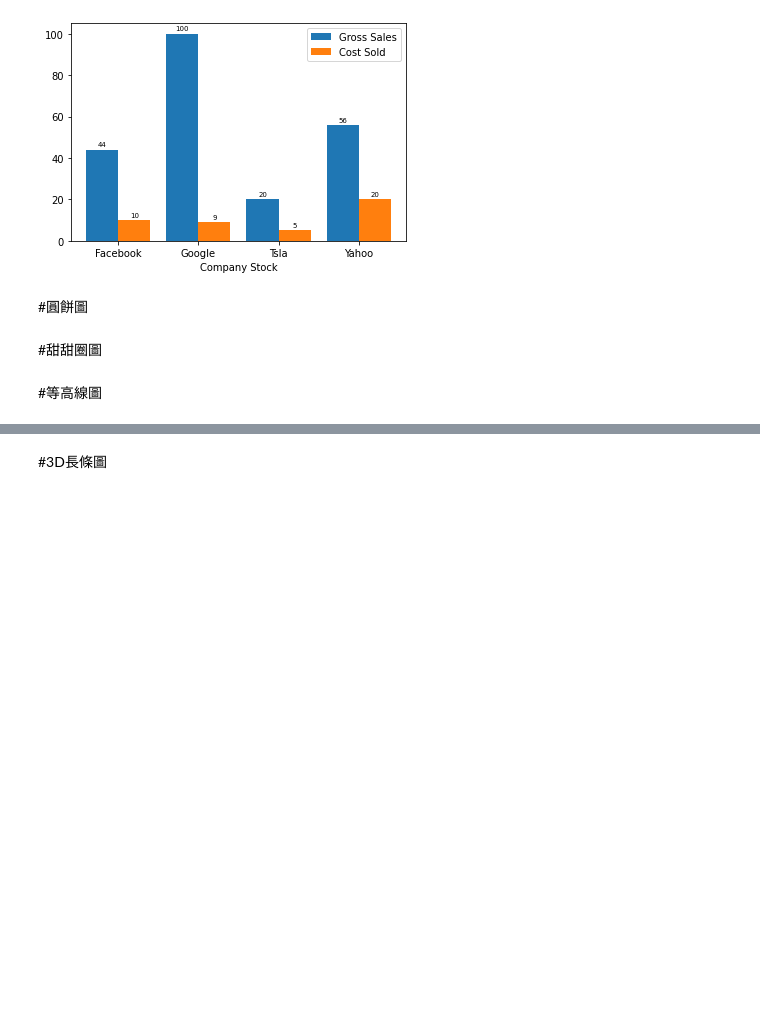
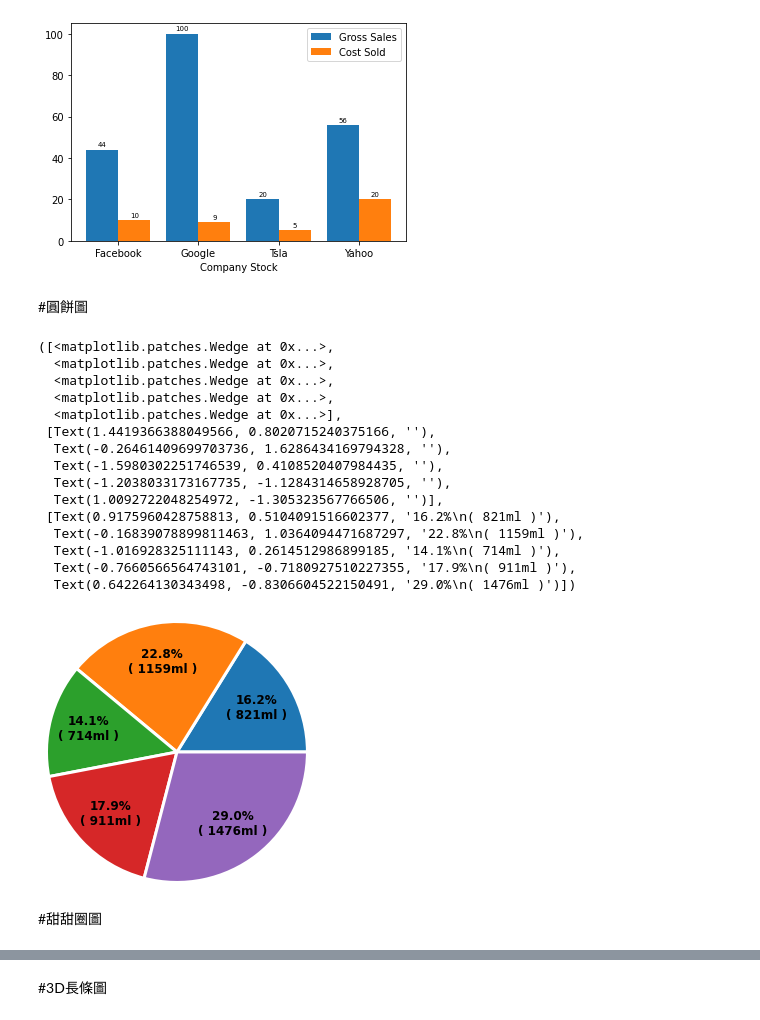
Before and after one commit to shccgxqp/python_model_learn, a Jupyter notebook: matplotlib/matplotlib2.ipynb, the cells around one changed output, grey strips where cells are left out. Saved outputs shown, nothing was run; the diff lists cells and outputs as text; code cells hidden in the pictures; blank space fills up the shorter version.

```diff
--- a/matplotlib/matplotlib2.ipynb
+++ b/matplotlib/matplotlib2.ipynb
@@ -33,7 +51,33 @@ plt.legend()
 [figure]
 # %% [markdown]
 #圓餅圖
+# %%
+x = np.random.randint(100,2000,5)
+def func(s,d):
+  t = int(round(s/100.*sum(d)))
+  return f'{s:.1f}%\n( {t}ml )'
+# %%
+plt.pie(x,radius=1.5,
+    textprops={'color':'black', 'weight':'bold', 'size':12},
+    pctdistance=0.7,
+    autopct=lambda i: func(i,x),
+    wedgeprops={'linewidth':3,'edgecolor':'w'})
+# %% [output]
+([<matplotlib.patches.Wedge at 0x...>,
+  <matplotlib.patches.Wedge at 0x...>,
+  <matplotlib.patches.Wedge at 0x...>,
+  <matplotlib.patches.Wedge at 0x...>,
+  <matplotlib.patches.Wedge at 0x...>],
+ [Text(1.4419366388049566, 0.8020715240375166, ''),
+  Text(-0.26461409699703736, 1.6286434169794328, ''),
+  Text(-1.5980302251746539, 0.4108520407984435, ''),
+  Text(-1.2038033173167735, -1.1284314658928705, ''),
+  Text(1.0092722048254972, -1.305323567766506, '')],
+ [Text(0.9175960428758813, 0.5104091516602377, '16.2%\n( 821ml )'),
+  Text(-0.16839078899811463, 1.0364094471687297, '22.8%\n( 1159ml )'),
+  Text(-1.016928325111143, 0.2614512986899185, '14.1%\n( 714ml )'),
+  Text(-0.7660566564743101, -0.7180927510227355, '17.9%\n( 911ml )'),
+  Text(0.642264130343498, -0.8306604522150491, '29.0%\n( 1476ml )')])
+[figure, added]
 # %% [markdown]
 #甜甜圈圖
-# %% [markdown]
-#等高線圖
```
Also changed, not shown: parts of 10 cells of this notebook.
